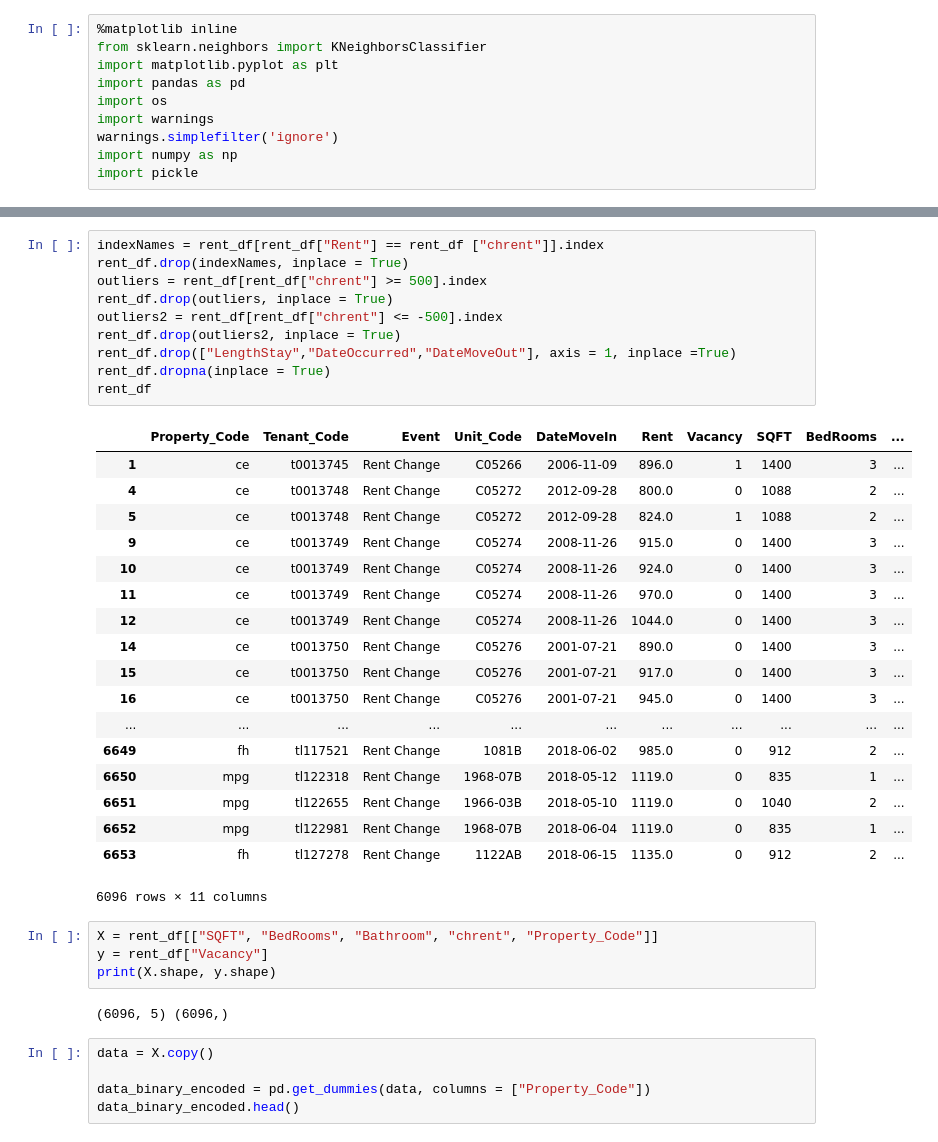
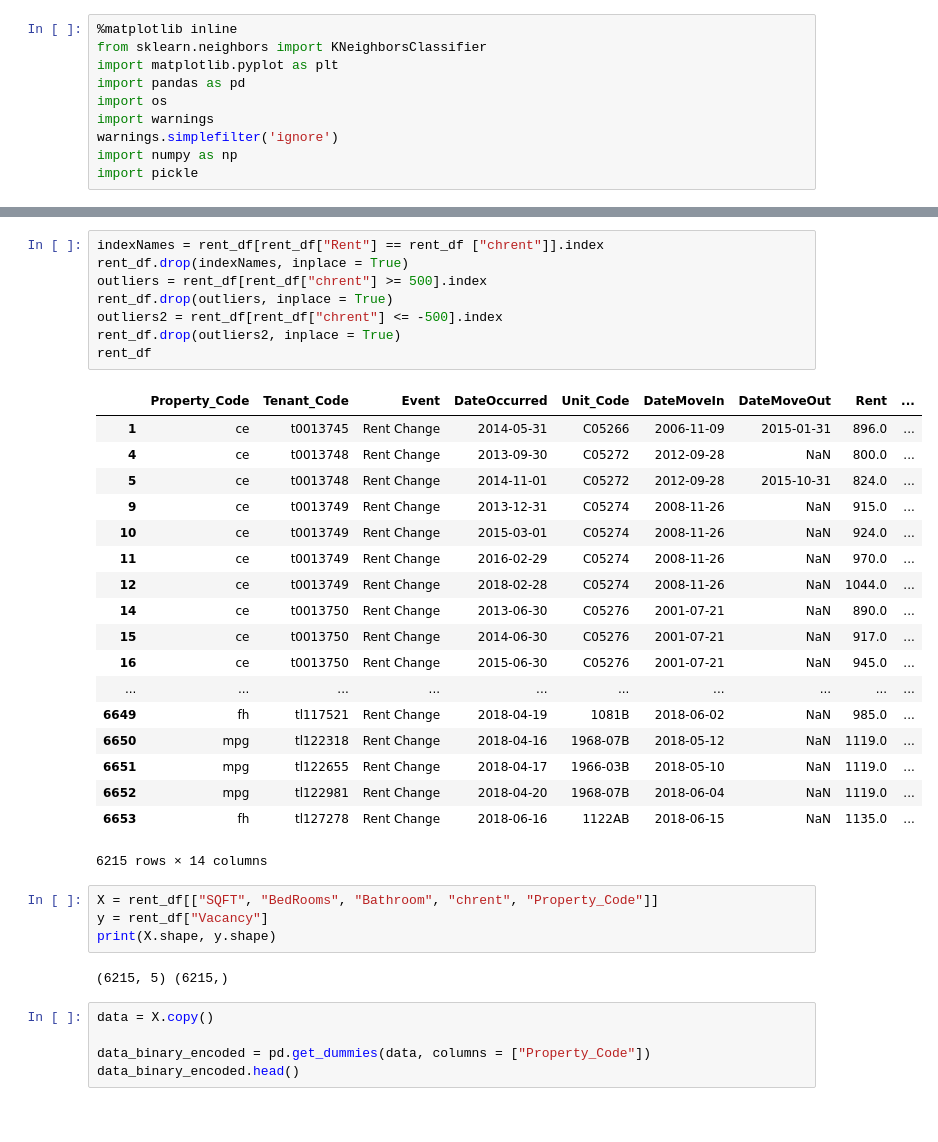
Before and after one commit to richinohio/Final_Project, a Jupyter notebook: New folder/data/Final_Logistic_Regression.ipynb, the cells around one changed output, grey strips where cells are left out. Drawn from its saved outputs; the diff is of its cells as text.

```diff
--- a/New folder/data/Final_Logistic_Regression.ipynb
+++ b/New folder/data/Final_Logistic_Regression.ipynb
@@ -16,38 +35,36 @@ rent_df = rent_df.drop(["Unnamed: 0"], axis = 1)
 # %%
 indexNames = rent_df[rent_df["Rent"] == rent_df ["chrent"]].index
 rent_df.drop(indexNames, inplace = True)
 outliers = rent_df[rent_df["chrent"] >= 500].index
 rent_df.drop(outliers, inplace = True)
 outliers2 = rent_df[rent_df["chrent"] <= -500].index
 rent_df.drop(outliers2, inplace = True)
-rent_df.drop(["LengthStay","DateOccurred","DateMoveOut"], axis = 1, inplace =True)
-rent_df.dropna(inplace = True)
 rent_df
 # %% [output]
-|  | Property_Code | Tenant_Code | Event | Unit_Code | DateMoveIn | Rent | Vacancy | SQFT | BedRooms | ... |
-| 1 | ce | t0013745 | Rent Change | C05266 | 2006-11-09 | 896.0 | 1 | 1400 | 3 | ... |
-| 4 | ce | t0013748 | Rent Change | C05272 | 2012-09-28 | 800.0 | 0 | 1088 | 2 | ... |
-| 5 | ce | t0013748 | Rent Change | C05272 | 2012-09-28 | 824.0 | 1 | 1088 | 2 | ... |
-| 9 | ce | t0013749 | Rent Change | C05274 | 2008-11-26 | 915.0 | 0 | 1400 | 3 | ... |
-| 10 | ce | t0013749 | Rent Change | C05274 | 2008-11-26 | 924.0 | 0 | 1400 | 3 | ... |
-| 11 | ce | t0013749 | Rent Change | C05274 | 2008-11-26 | 970.0 | 0 | 1400 | 3 | ... |
-| 12 | ce | t0013749 | Rent Change | C05274 | 2008-11-26 | 1044.0 | 0 | 1400 | 3 | ... |
-| 14 | ce | t0013750 | Rent Change | C05276 | 2001-07-21 | 890.0 | 0 | 1400 | 3 | ... |
-| 15 | ce | t0013750 | Rent Change | C05276 | 2001-07-21 | 917.0 | 0 | 1400 | 3 | ... |
-| 16 | ce | t0013750 | Rent Change | C05276 | 2001-07-21 | 945.0 | 0 | 1400 | 3 | ... |
-| ... | ... | ... | ... | ... | ... | ... | ... | ... | ... | ... |
-| 6649 | fh | tl117521 | Rent Change | 1081B | 2018-06-02 | 985.0 | 0 | 912 | 2 | ... |
-| 6650 | mpg | tl122318 | Rent Change | 1968-07B | 2018-05-12 | 1119.0 | 0 | 835 | 1 | ... |
-| 6651 | mpg | tl122655 | Rent Change | 1966-03B | 2018-05-10 | 1119.0 | 0 | 1040 | 2 | ... |
-| 6652 | mpg | tl122981 | Rent Change | 1968-07B | 2018-06-04 | 1119.0 | 0 | 835 | 1 | ... |
-| 6653 | fh | tl127278 | Rent Change | 1122AB | 2018-06-15 | 1135.0 | 0 | 912 | 2 | ... |
+|  | Property_Code | Tenant_Code | Event | DateOccurred | Unit_Code | DateMoveIn | DateMoveOut | Rent | ... |
+| 1 | ce | t0013745 | Rent Change | 2014-05-31 | C05266 | 2006-11-09 | 2015-01-31 | 896.0 | ... |
+| 4 | ce | t0013748 | Rent Change | 2013-09-30 | C05272 | 2012-09-28 | NaN | 800.0 | ... |
+| 5 | ce | t0013748 | Rent Change | 2014-11-01 | C05272 | 2012-09-28 | 2015-10-31 | 824.0 | ... |
+| 9 | ce | t0013749 | Rent Change | 2013-12-31 | C05274 | 2008-11-26 | NaN | 915.0 | ... |
+| 10 | ce | t0013749 | Rent Change | 2015-03-01 | C05274 | 2008-11-26 | NaN | 924.0 | ... |
+| 11 | ce | t0013749 | Rent Change | 2016-02-29 | C05274 | 2008-11-26 | NaN | 970.0 | ... |
+| 12 | ce | t0013749 | Rent Change | 2018-02-28 | C05274 | 2008-11-26 | NaN | 1044.0 | ... |
+| 14 | ce | t0013750 | Rent Change | 2013-06-30 | C05276 | 2001-07-21 | NaN | 890.0 | ... |
+| 15 | ce | t0013750 | Rent Change | 2014-06-30 | C05276 | 2001-07-21 | NaN | 917.0 | ... |
+| 16 | ce | t0013750 | Rent Change | 2015-06-30 | C05276 | 2001-07-21 | NaN | 945.0 | ... |
+| ... | ... | ... | ... | ... | ... | ... | ... | ... | ... |
+| 6649 | fh | tl117521 | Rent Change | 2018-04-19 | 1081B | 2018-06-02 | NaN | 985.0 | ... |
+| 6650 | mpg | tl122318 | Rent Change | 2018-04-16 | 1968-07B | 2018-05-12 | NaN | 1119.0 | ... |
+| 6651 | mpg | tl122655 | Rent Change | 2018-04-17 | 1966-03B | 2018-05-10 | NaN | 1119.0 | ... |
+| 6652 | mpg | tl122981 | Rent Change | 2018-04-20 | 1968-07B | 2018-06-04 | NaN | 1119.0 | ... |
+| 6653 | fh | tl127278 | Rent Change | 2018-06-16 | 1122AB | 2018-06-15 | NaN | 1135.0 | ... |
-6096 rows × 11 columns
+6215 rows × 14 columns
 # %%
 X = rent_df[["SQFT", "BedRooms", "Bathroom", "chrent", "Property_Code"]]
 y = rent_df["Vacancy"]
 print(X.shape, y.shape)
 # %% [output]
-(6096, 5) (6096,)
+(6215, 5) (6215,)
 # %%
 data = X.copy()
 
```
Also changed, not shown: parts of 10 cells of this notebook, 2 other files.
